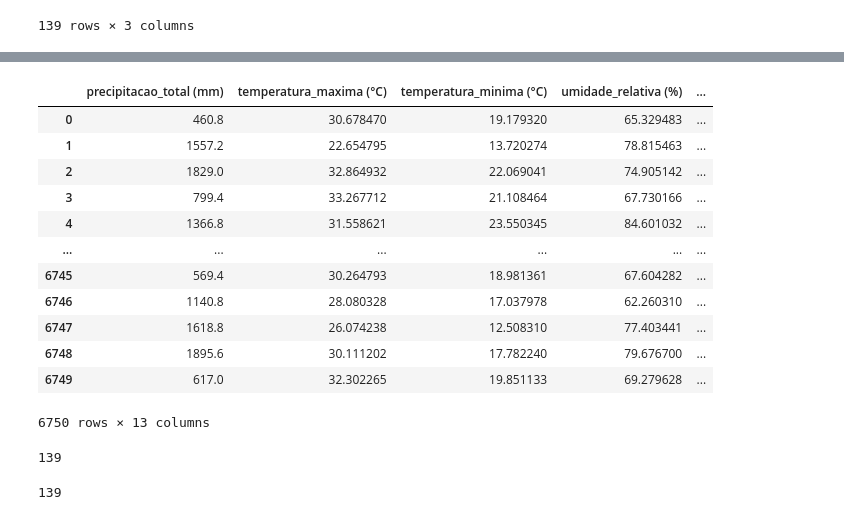
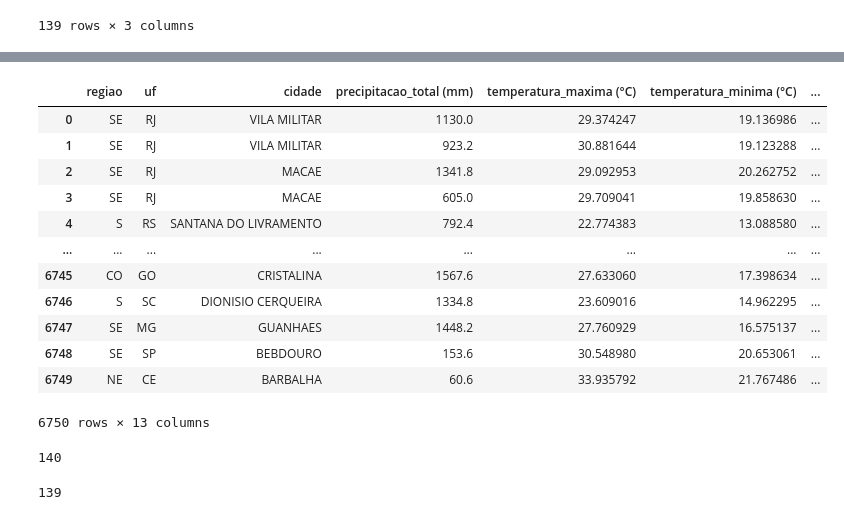
Before and after one commit to Lomba227/k-means-cafe, a Jupyter notebook: main.ipynb, the cells around one changed output, grey strips where cells are left out. Cells and saved outputs as stored; diff of their text form; code cells hidden in the pictures.

```diff
--- a/main.ipynb
+++ b/main.ipynb
@@ -153,6 +184,7 @@ mesorregioes = mesorregioes[['NM_MESO', 'latitude', 'longitude']]
   mesorregioes['centroide'] = mesorregioes.geometry.centroid
 # %%
 mesorregioes.rename(columns={'NM_MESO': 'mesorregiao'}, inplace=True)
+mesorregioes_spark = spark.createDataFrame(mesorregioes)
 mesorregioes.head()
 # %% [output]
 |  | mesorregiao | latitude | longitude |
@@ -398,25 +427,27 @@ df_temp_teste
 588 rows × 12 columns
 # %%
-def achar_microrregiao(lat_est, lon_est, df_centroides):
-    menor_distancia = float('inf')
-    microrregiao_mais_proxima = None
+# Encontrar a mesorregião mais próxima de cada estação via cross join + window
+estacoes = df_temp_2019.select('regiao', 'uf', 'cidade', 'latitude', 'longitude').distinct()
 
-    for _, row in df_centroides.iterrows():
-        dist = haversine(lat_est, lon_est, row['latitude'], row['longitude'])
-
-        if dist < menor_distancia:
-            menor_distancia = dist
-            microrregiao_mais_proxima = row['mesorregiao']
-
-    return microrregiao_mais_proxima, menor_distancia
-
-
-# Aplica para todas as estações
-df_temp_teste['mesorregiao'] = df_temp_teste.apply(
-    lambda row: achar_microrregiao(row['latitude'], row['longitude'], mesorregioes)[0],
-    axis=1
+cross = estacoes.crossJoin(
+    mesorregioes_spark.select(
+        'mesorregiao',
+        F.col('latitude').alias('lat_meso'),
+        F.col('longitude').alias('lon_meso')
+    )
 )
 
+cross = cross.withColumn('distancia', haversine('latitude', 'longitude', 'lat_meso', 'lon_meso'))
+
+window_estacao = Window.partitionBy('regiao', 'uf', 'cidade')
+cross = cross.withColumn('min_dist', F.min('distancia').over(window_estacao))
+
+meso_por_estacao = cross.filter(F.col('distancia') == F.col('min_dist')) \
+                        .select('regiao', 'uf', 'cidade', 'mesorregiao')
+
+# Adicionar mesorregiao ao df_temp_teste para exibição consistente com o original
+df_temp_teste = df_temp_2019.join(meso_por_estacao, on=['regiao', 'uf', 'cidade'], how='left')
+
 print(mesorregioes)
 # %% [output]
                 mesorregiao   latitude  longitude
@@ -456,30 +482,26 @@ df_temp_teste
 588 rows × 13 columns
 # %%
-df_temp = df_temp.merge(
-    df_temp_teste[['mesorregiao', 'regiao', 'uf', 'cidade']],
-    on=['regiao', 'uf', 'cidade'],
-    how='left'
-)
+df_temp = df_temp.join(meso_por_estacao, on=['regiao', 'uf', 'cidade'], how='left')
 # %%
-df_temp
+df_temp.toPandas()
 # %% [output]
-|  | precipitacao_total (mm) | temperatura_maxima (°C) | temperatura_minima (°C) | umidade_relativa (%) | ... |
-| 0 | 460.8 | 30.678470 | 19.179320 | 65.329483 | ... |
-| 1 | 1557.2 | 22.654795 | 13.720274 | 78.815463 | ... |
-| 2 | 1829.0 | 32.864932 | 22.069041 | 74.905142 | ... |
-| 3 | 799.4 | 33.267712 | 21.108464 | 67.730166 | ... |
-| 4 | 1366.8 | 31.558621 | 23.550345 | 84.601032 | ... |
-| ... | ... | ... | ... | ... | ... |
-| 6745 | 569.4 | 30.264793 | 18.981361 | 67.604282 | ... |
-| 6746 | 1140.8 | 28.080328 | 17.037978 | 62.260310 | ... |
-| 6747 | 1618.8 | 26.074238 | 12.508310 | 77.403441 | ... |
-| 6748 | 1895.6 | 30.111202 | 17.782240 | 79.676700 | ... |
-| 6749 | 617.0 | 32.302265 | 19.851133 | 69.279628 | ... |
+|  | regiao | uf | cidade | precipitacao_total (mm) | temperatura_maxima (°C) | temperatura_minima (°C) | ... |
+| 0 | SE | RJ | VILA MILITAR | 1130.0 | 29.374247 | 19.136986 | ... |
+| 1 | SE | RJ | VILA MILITAR | 923.2 | 30.881644 | 19.123288 | ... |
+| 2 | SE | RJ | MACAE | 1341.8 | 29.092953 | 20.262752 | ... |
+| 3 | SE | RJ | MACAE | 605.0 | 29.709041 | 19.858630 | ... |
+| 4 | S | RS | SANTANA DO LIVRAMENTO | 792.4 | 22.774383 | 13.088580 | ... |
+| ... | ... | ... | ... | ... | ... | ... | ... |
+| 6745 | CO | GO | CRISTALINA | 1567.6 | 27.633060 | 17.398634 | ... |
+| 6746 | S | SC | DIONISIO CERQUEIRA | 1334.8 | 23.609016 | 14.962295 | ... |
+| 6747 | SE | MG | GUANHAES | 1448.2 | 27.760929 | 16.575137 | ... |
+| 6748 | SE | SP | BEBDOURO | 153.6 | 30.548980 | 20.653061 | ... |
+| 6749 | NE | CE | BARBALHA | 60.6 | 33.935792 | 21.767486 | ... |
 6750 rows × 13 columns
 # %%
-df_temp['mesorregiao'].nunique()
+df_temp.select('mesorregiao').distinct().count()
 # %% [output]
-139
+140
 # %%
 mesorregioes['mesorregiao'].nunique()
 # %% [output]
```
Also changed, not shown: parts of 30 cells of this notebook.
